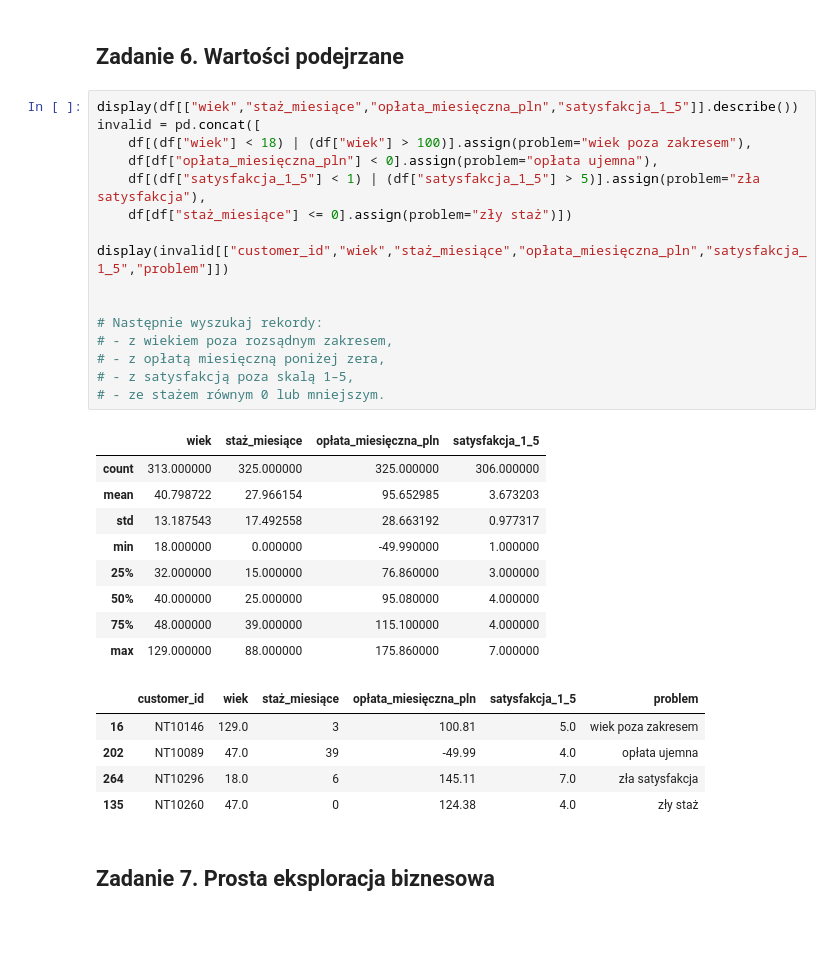
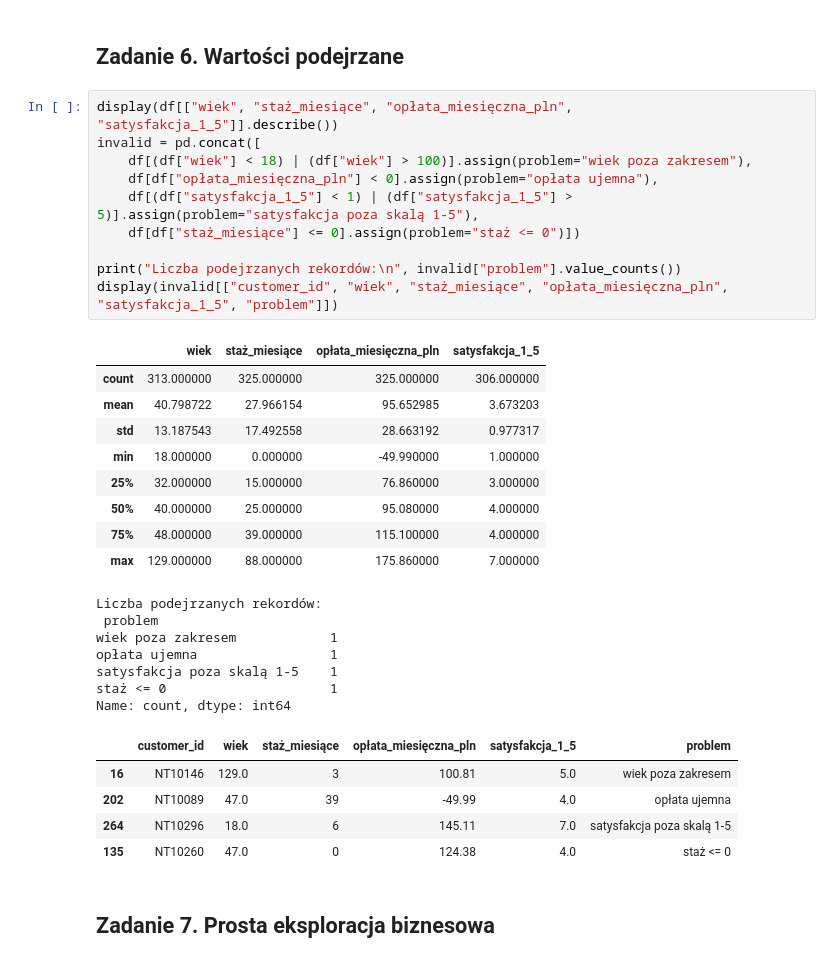
Before and after one commit to Kaja-K/WSB-courses, a Jupyter notebook: data-mining/lab1/lab1_start_student_Kaja_Kuchnia.ipynb, the cells around one changed output. Drawn from its saved outputs; the diff is of its cells as text; blank space fills up the shorter version.

```diff
--- a/data-mining/lab1/lab1_start_student.ipynb
+++ b/data-mining/lab1/lab1_start_student_Kaja_Kuchnia.ipynb
@@ -136,35 +159,36 @@ for col in ["województwo","kanał_pozyskania","typ_umowy"]:
 # %% [markdown]
 ## Zadanie 6. Wartości podejrzane
 # %%
-display(df[["wiek","staż_miesiące","opłata_miesięczna_pln","satysfakcja_1_5"]].describe())
+display(df[["wiek", "staż_miesiące", "opłata_miesięczna_pln", "satysfakcja_1_5"]].describe())
 invalid = pd.concat([
     df[(df["wiek"] < 18) | (df["wiek"] > 100)].assign(problem="wiek poza zakresem"),
     df[df["opłata_miesięczna_pln"] < 0].assign(problem="opłata ujemna"),
-    df[(df["satysfakcja_1_5"] < 1) | (df["satysfakcja_1_5"] > 5)].assign(problem="zła satysfakcja"),
-    df[df["staż_miesiące"] <= 0].assign(problem="zły staż")])
+    df[(df["satysfakcja_1_5"] < 1) | (df["satysfakcja_1_5"] > 5)].assign(problem="satysfakcja poza skalą 1-5"),
+    df[df["staż_miesiące"] <= 0].assign(problem="staż <= 0")])
 
-display(invalid[["customer_id","wiek","staż_miesiące","opłata_miesięczna_pln","satysfakcja_1_5","problem"]])
-
-
-# Następnie wyszukaj rekordy:
-# - z wiekiem poza rozsądnym zakresem,
-# - z opłatą miesięczną poniżej zera,
-# - z satysfakcją poza skalą 1–5,
-# - ze stażem równym 0 lub mniejszym.
+print("Liczba podejrzanych rekordów:\n", invalid["problem"].value_counts())
+display(invalid[["customer_id", "wiek", "staż_miesiące", "opłata_miesięczna_pln", "satysfakcja_1_5", "problem"]])
 # %% [output]
 |  | wiek | staż_miesiące | opłata_miesięczna_pln | satysfakcja_1_5 |
 | count | 313.000000 | 325.000000 | 325.000000 | 306.000000 |
 | mean | 40.798722 | 27.966154 | 95.652985 | 3.673203 |
 | std | 13.187543 | 17.492558 | 28.663192 | 0.977317 |
 | min | 18.000000 | 0.000000 | -49.990000 | 1.000000 |
 | 25% | 32.000000 | 15.000000 | 76.860000 | 3.000000 |
 | 50% | 40.000000 | 25.000000 | 95.080000 | 4.000000 |
 | 75% | 48.000000 | 39.000000 | 115.100000 | 4.000000 |
 | max | 129.000000 | 88.000000 | 175.860000 | 7.000000 |
+Liczba podejrzanych rekordów:
+ problem
+wiek poza zakresem            1
+opłata ujemna                 1
+satysfakcja poza skalą 1-5    1
+staż <= 0                     1
+Name: count, dtype: int64
 |  | customer_id | wiek | staż_miesiące | opłata_miesięczna_pln | satysfakcja_1_5 | problem |
 | 16 | NT10146 | 129.0 | 3 | 100.81 | 5.0 | wiek poza zakresem |
 | 202 | NT10089 | 47.0 | 39 | -49.99 | 4.0 | opłata ujemna |
-| 264 | NT10296 | 18.0 | 6 | 145.11 | 7.0 | zła satysfakcja |
-| 135 | NT10260 | 47.0 | 0 | 124.38 | 4.0 | zły staż |
+| 264 | NT10296 | 18.0 | 6 | 145.11 | 7.0 | satysfakcja poza skalą 1-5 |
+| 135 | NT10260 | 47.0 | 0 | 124.38 | 4.0 | staż <= 0 |
 # %% [markdown]
 ## Zadanie 7. Prosta eksploracja biznesowa
```
Also changed, not shown: parts of 14 cells of this notebook, 3 other files.
